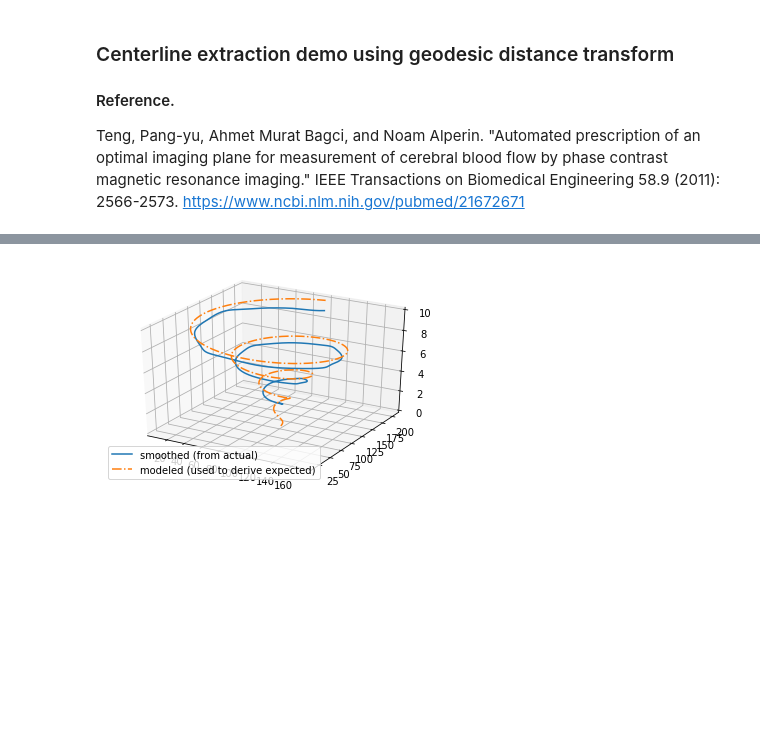
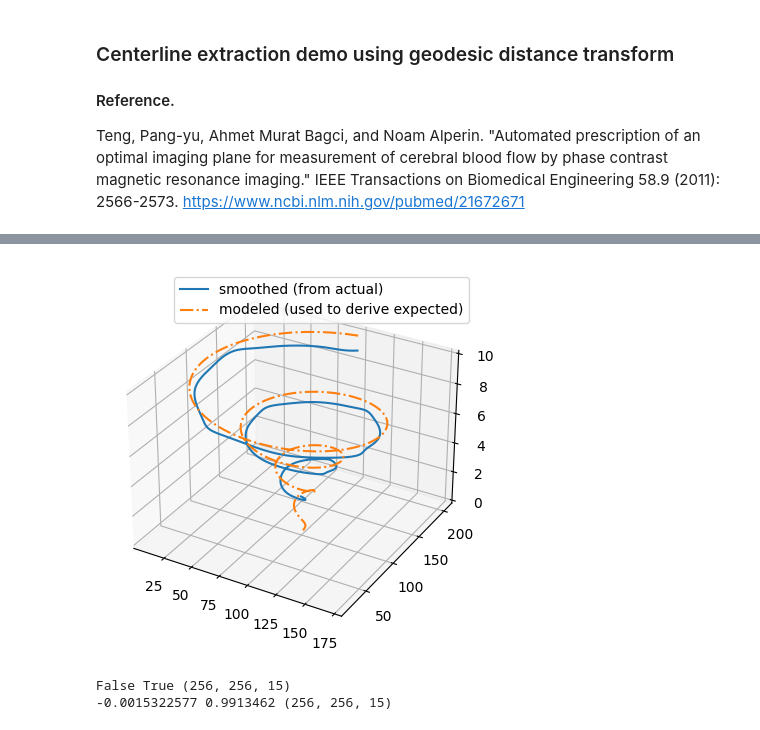
Before and after one commit to pangyuteng/simple-centerline-extraction, a Jupyter notebook: demo.ipynb, the cells around one changed output, grey strips where cells are left out. Cells and saved outputs as stored; diff of their text form; code cells hidden in the pictures; blank space fills up the shorter version.

```diff
--- a/demo.ipynb
+++ b/demo.ipynb
@@ -62,12 +63,12 @@ def smooth_3d_array(x,y,z,num=None,**kwargs):
 # %%
 smothing_factor = 100
 # original paper used cubic smoothing spline, not the below.
 s_x,s_y,s_z = smooth_3d_array(c_x,c_y,c_z,s=smothing_factor)
 fig = plt.figure()
-ax = fig.gca(projection='3d')
+ax = fig.add_subplot(1,1,1,projection='3d')
 ax.plot(s_x,s_y,s_z, label='smoothed (from actual)')
 ax.plot(x, y, z, label='modeled (used to derive expected)',linestyle='-.')
 ax.legend()
 plt.show()
 # %% [output]
-[figure, old version]
+[figure, new version]
@@ -73,0 +78,15 @@ plt.show()
+# %%
+print(np.min(img),np.max(img),img.shape)
+bsfield = distance_transform_edt(img)
+img_obj = sitk.GetImageFromArray(np.moveaxis(img,-1,0).astype(float))
+img_obj.SetOrigin((0,0,0))
+img_obj.SetDirection((1,0,0,0,1,0,0,0,1))
+img_obj.SetSpacing((1,1,1))
+gaussian = sitk.SmoothingRecursiveGaussianImageFilter()
+gaussian.SetSigma(2)
+img_obj = gaussian.Execute(img_obj)
+tmp = sitk.GetArrayFromImage(img_obj)
+print(np.min(tmp),np.max(tmp),img_obj.GetSize())
+# %% [output]
+False True (256, 256, 15)
+-0.0015322577 0.9913462 (256, 256, 15)
```
Also changed, not shown: parts of 5 cells of this notebook, 8 other files.
